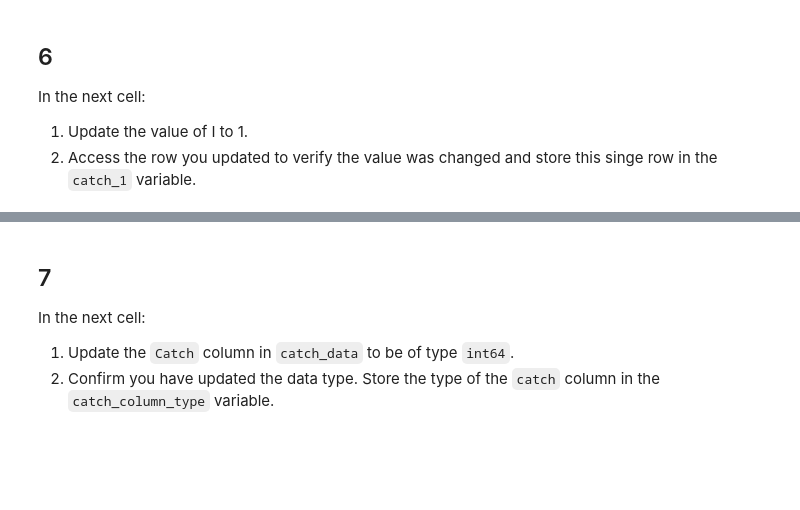
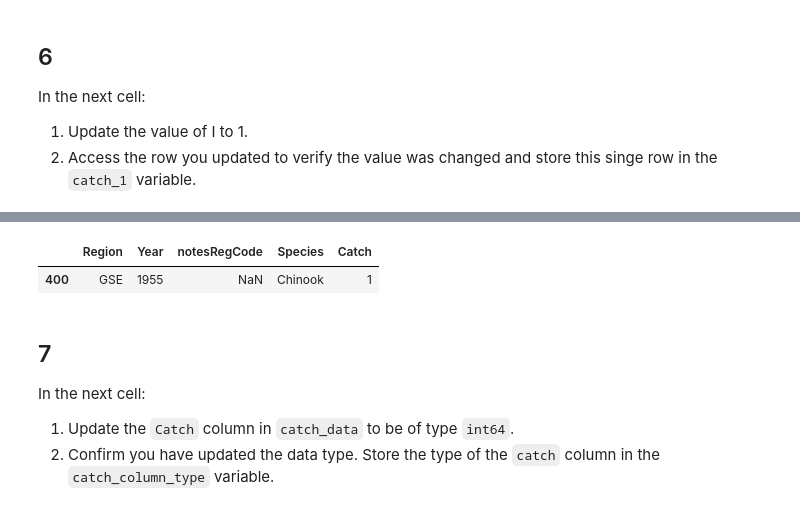
Before and after one commit to sofiasarak/eds220-hwk2, a Jupyter notebook: task2/hwk2-task2-salmon.ipynb, the cells around one changed output, grey strips where cells are left out. Cells and saved outputs as stored; diff of their text form; code cells hidden in the pictures; blank space fills up the shorter version.

```diff
--- a/task2/hwk2-task2-salmon.ipynb
+++ b/task2/hwk2-task2-salmon.ipynb
@@ -223,3 +216,16 @@ catch_1
+# %%
+# The .loc[] method helps us access the exact row where 'Catch' == 'I'
+# We can then specify that we want the 'Catch' column, where that condition is true, to now = 1
+catch_data.loc[catch_data['Catch'] == 'I', 'Catch'] = 1
+
+# Saving the row where 'Catch' == 1 as an object
+catch_1 = catch_data[catch_data['Catch'] == 1]
+
+# Print catch_1
+catch_1
+# %% [output]
+|  | Region | Year | notesRegCode | Species | Catch |
+| 400 | GSE | 1955 | NaN | Chinook | 1 |
 # %% [markdown]
 <!-- END QUESTION -->
 
```
Also changed, not shown: parts of 9 cells of this notebook.
